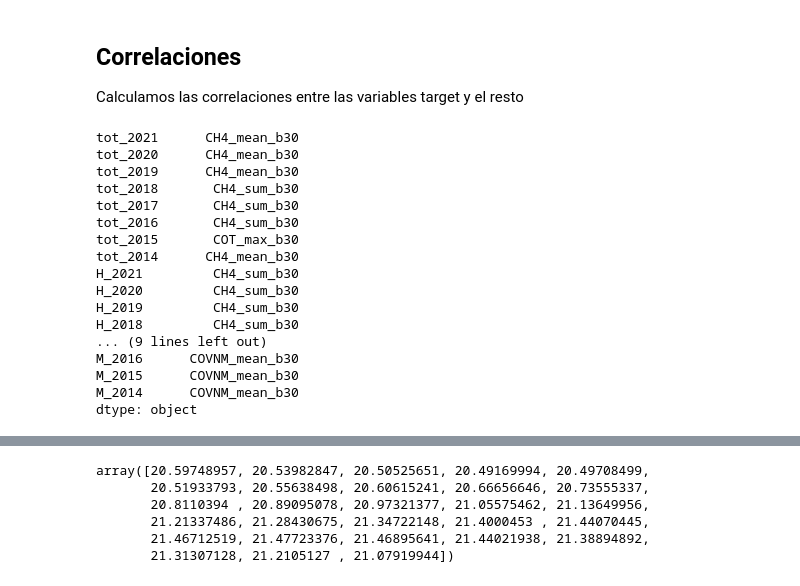
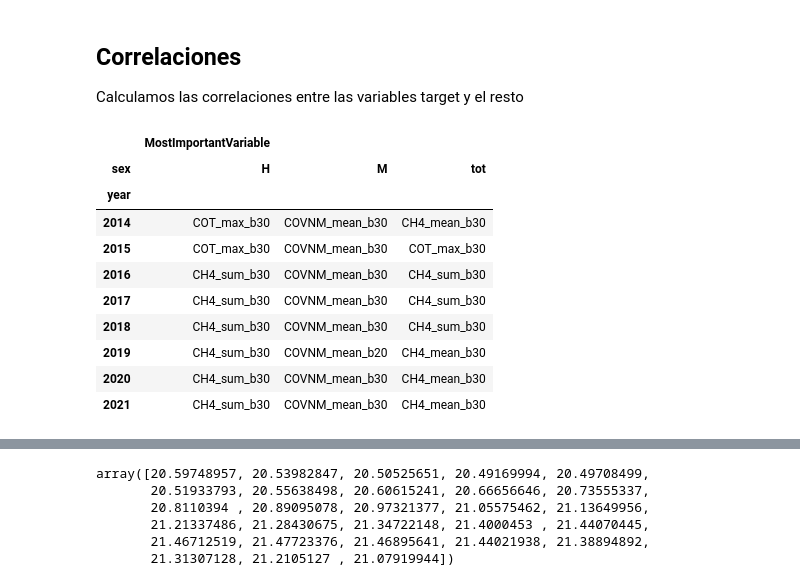
Before and after one commit to anderestebanez/Emisiones-contaminante-y-longevidad, a Jupyter notebook: resultados/Correlaciones.ipynb, the cells around one changed output, grey strips where cells are left out. Saved outputs shown, nothing was run; the diff lists cells and outputs as text; code cells hidden in the pictures.

```diff
--- a/resultados/Correlaciones.ipynb
+++ b/resultados/Correlaciones.ipynb
@@ -53,26 +53,24 @@ correlation_matrix = df[target_variables + exp_variables + target_variables_avg]
 # 3. Identificar las variables más correlacionadas con las variables a predecir.
 correlated_variables = correlation_matrix.loc[exp_variables, target_variables]
 most_correlated_variables = correlated_variables.abs().idxmax()
-
-most_correlated_variables
-# %% [output]
-tot_2021      CH4_mean_b30
-tot_2020      CH4_mean_b30
-tot_2019      CH4_mean_b30
-tot_2018       CH4_sum_b30
-tot_2017       CH4_sum_b30
-tot_2016       CH4_sum_b30
-tot_2015       COT_max_b30
-tot_2014      CH4_mean_b30
-H_2021         CH4_sum_b30
-H_2020         CH4_sum_b30
-H_2019         CH4_sum_b30
-H_2018         CH4_sum_b30
-... (9 lines left out)
-M_2016      COVNM_mean_b30
-M_2015      COVNM_mean_b30
-M_2014      COVNM_mean_b30
-dtype: object
+# %%
+dfmost_correlated_variables = most_correlated_variables.to_frame(name='MostImportantVariable')
+i = dfmost_correlated_variables.index.str.split("_")
+dfmost_correlated_variables['year'] = i.str[1]
+dfmost_correlated_variables['sex'] = i.str[0]
+dfmost_correlated_variables.pivot(index='year',columns='sex')
+# %% [output]
+|  | MostImportantVariable |  |  |
+| sex | H | M | tot |
+| year |  |  |  |
+| 2014 | COT_max_b30 | COVNM_mean_b30 | CH4_mean_b30 |
+| 2015 | COT_max_b30 | COVNM_mean_b30 | COT_max_b30 |
+| 2016 | CH4_sum_b30 | COVNM_mean_b30 | CH4_sum_b30 |
+| 2017 | CH4_sum_b30 | COVNM_mean_b30 | CH4_sum_b30 |
+| 2018 | CH4_sum_b30 | COVNM_mean_b30 | CH4_sum_b30 |
+| 2019 | CH4_sum_b30 | COVNM_mean_b20 | CH4_mean_b30 |
+| 2020 | CH4_sum_b30 | COVNM_mean_b30 | CH4_mean_b30 |
+| 2021 | CH4_sum_b30 | COVNM_mean_b30 | CH4_mean_b30 |
 # %%
 correlated_variables_avg = correlation_matrix.loc[exp_variables, target_variables_avg]
 correlated_variables_avg["corr_avgTot_abs"] = correlated_variables_avg["avgTot"].abs()
```
Also changed, not shown: parts of 2 cells of this notebook, 1 other file.
